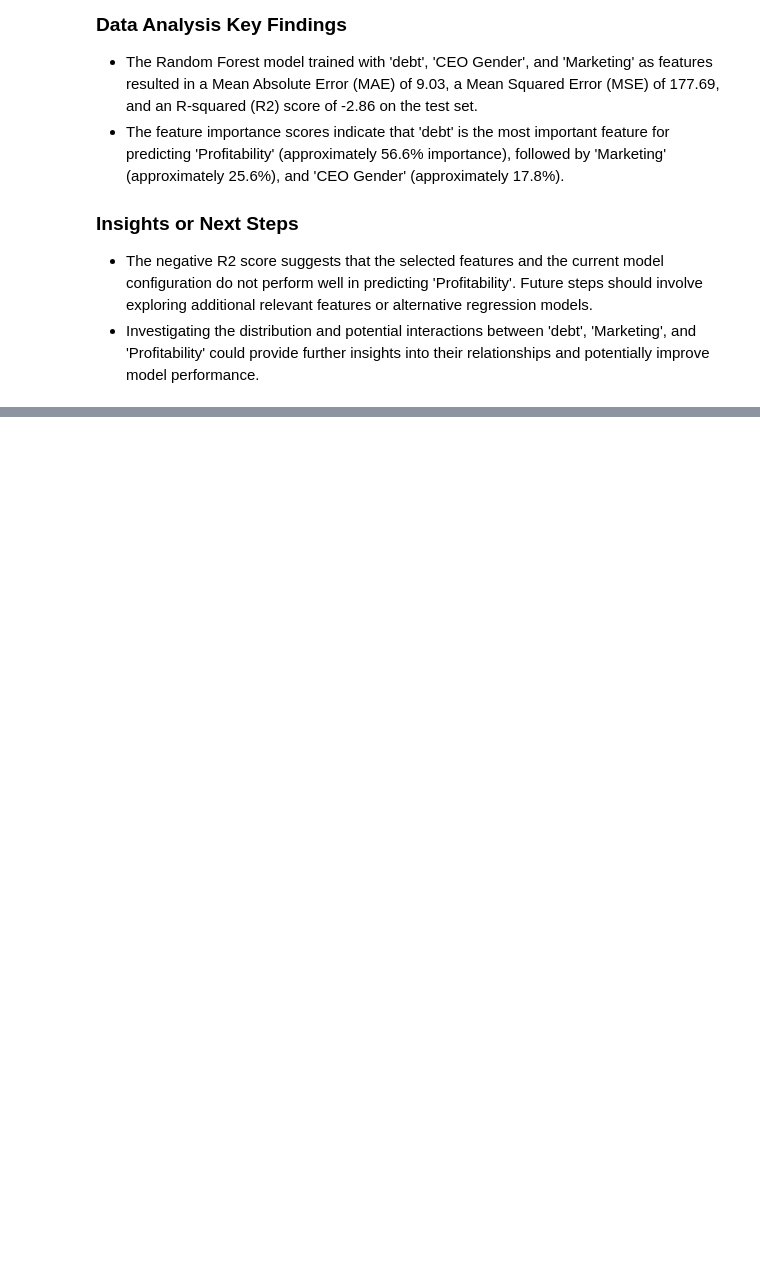
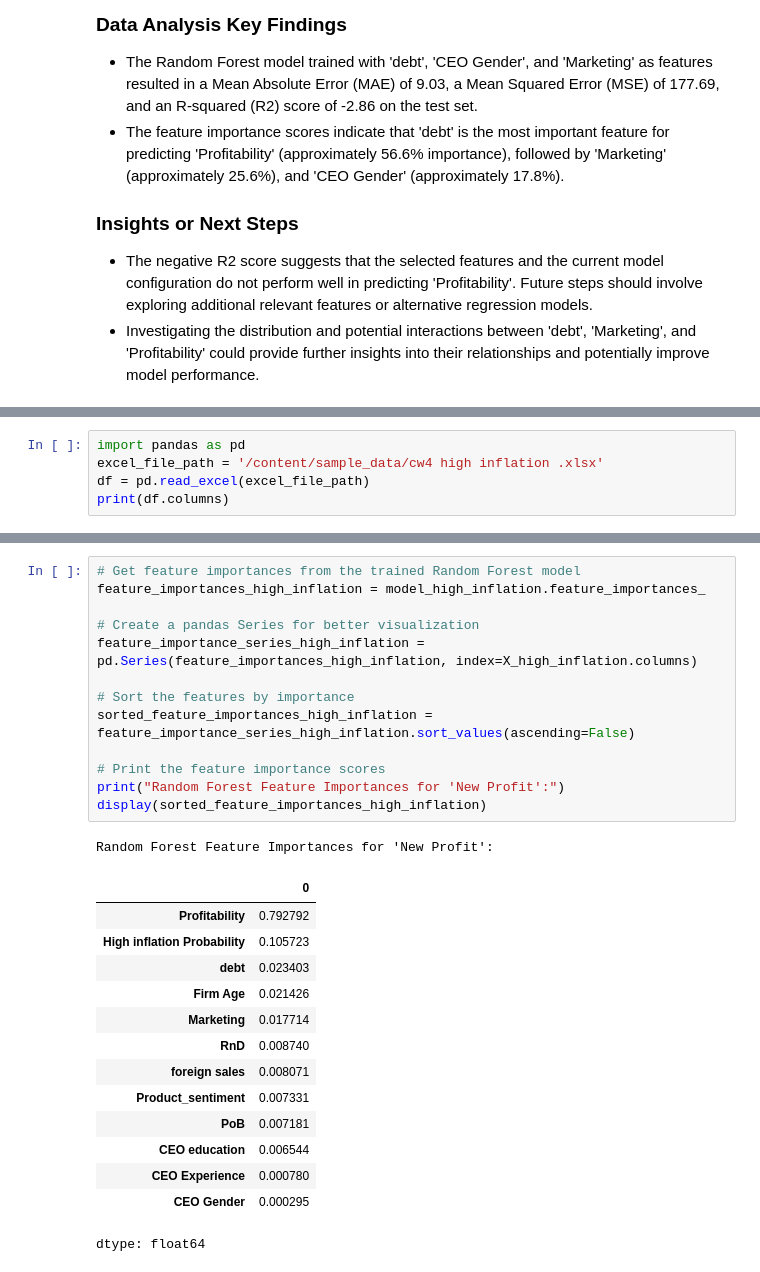
Before and after one commit to ashleyak7/MSCI-151-week-1-workshops, a Jupyter notebook: CW4_AAK.ipynb, the cells around one changed output, grey strips where cells are left out. Cells and saved outputs as stored; diff of their text form; blank space fills up the shorter version.

```diff
--- a/CW4_AAK.ipynb
+++ b/CW4_AAK.ipynb
@@ -546,0 +614,5 @@ PoB               -0.129722 -0.388438  0.138884 -0.017722 -0.120575
+# %%
+import pandas as pd
+excel_file_path = '/content/sample_data/cw4 high inflation .xlsx'
+df = pd.read_excel(excel_file_path)
+print(df.columns)
@@ -546,0 +664,29 @@ PoB               -0.129722 -0.388438  0.138884 -0.017722 -0.120575
+# %%
+# Get feature importances from the trained Random Forest model
+feature_importances_high_inflation = model_high_inflation.feature_importances_
+
+# Create a pandas Series for better visualization
+feature_importance_series_high_inflation = pd.Series(feature_importances_high_inflation, index=X_high_inflation.columns)
+
+# Sort the features by importance
+sorted_feature_importances_high_inflation = feature_importance_series_high_inflation.sort_values(ascending=False)
+
+# Print the feature importance scores
+print("Random Forest Feature Importances for 'New Profit':")
+display(sorted_feature_importances_high_inflation)
+# %% [output]
+Random Forest Feature Importances for 'New Profit':
+|  | 0 |
+| Profitability | 0.792792 |
+| High inflation Probability | 0.105723 |
+| debt | 0.023403 |
+| Firm Age | 0.021426 |
+| Marketing | 0.017714 |
+| RnD | 0.008740 |
+| foreign sales | 0.008071 |
+| Product_sentiment | 0.007331 |
+| PoB | 0.007181 |
+| CEO education | 0.006544 |
+| CEO Experience | 0.000780 |
+| CEO Gender | 0.000295 |
+dtype: float64
```
Also changed, not shown: parts of 5 cells of this notebook.
